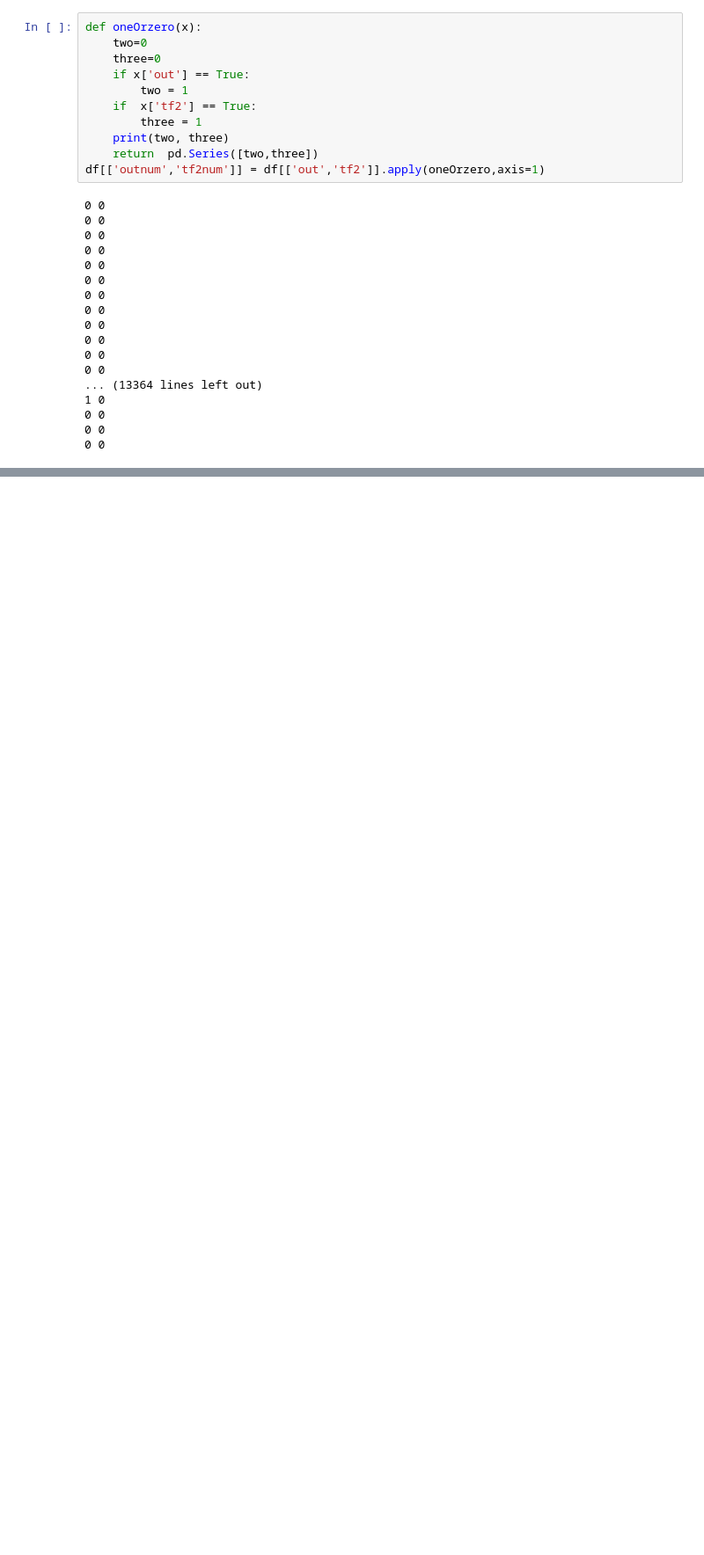
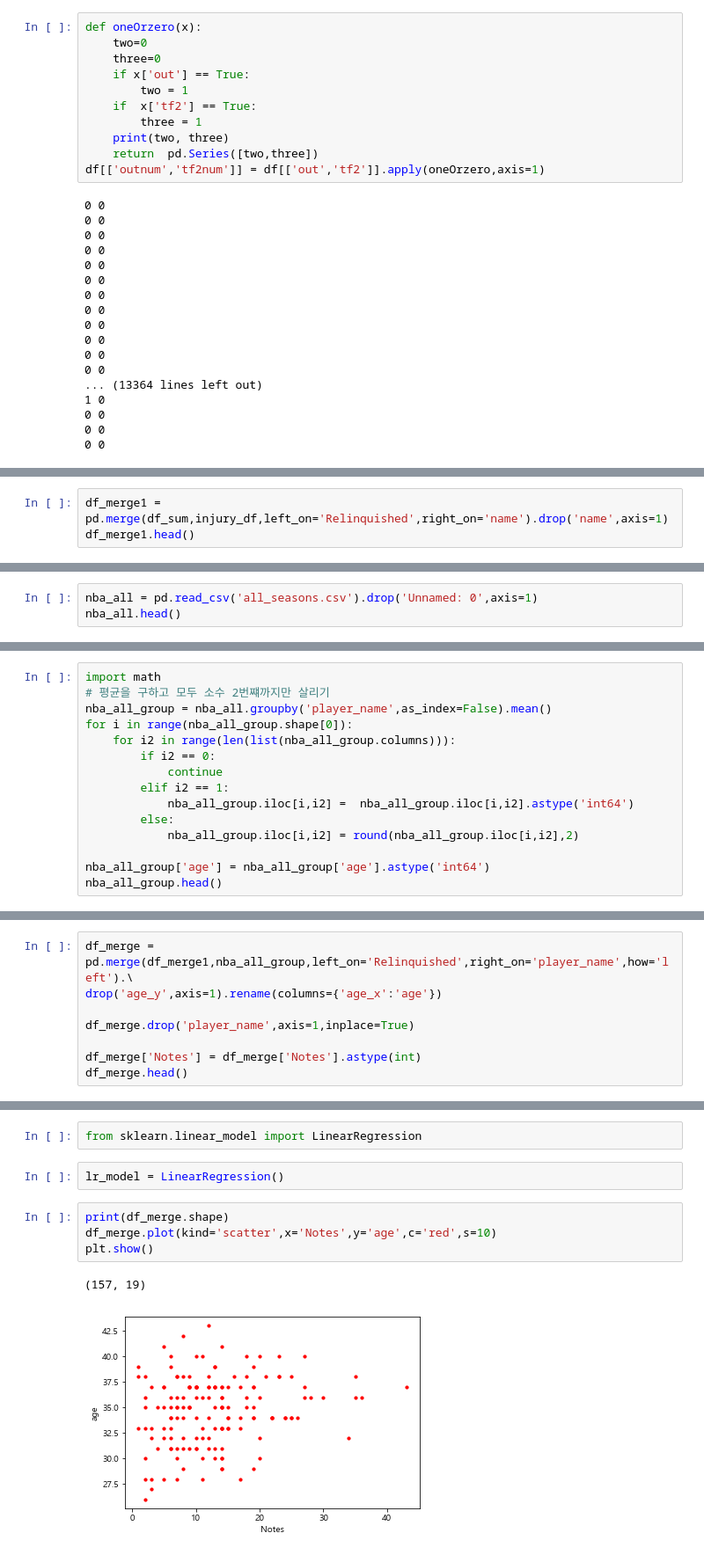
Before and after one commit to sc303030/NBA, a Jupyter notebook: nba_retirement_predict/three.ipynb, the cells around one changed output, grey strips where cells are left out. Shown at 88% size. Drawn from its saved outputs; the diff is of its cells as text; blank space fills up the shorter version.

```diff
--- a/nba_retirement_predict/three.ipynb
+++ b/nba_retirement_predict/three.ipynb
@@ -227,0 +200,3 @@ display(df_sum)
+# %%
+df_merge1 = pd.merge(df_sum,injury_df,left_on='Relinquished',right_on='name').drop('name',axis=1)
+df_merge1.head()
@@ -227,0 +210,3 @@ display(df_sum)
+# %%
+nba_all = pd.read_csv('all_seasons.csv').drop('Unnamed: 0',axis=1)
+nba_all.head()
@@ -227,0 +221,15 @@ display(df_sum)
+# %%
+import math
+# 평균을 구하고 모두 소수 2번쨰까지만 살리기
+nba_all_group = nba_all.groupby('player_name',as_index=False).mean()
+for i in range(nba_all_group.shape[0]):
+    for i2 in range(len(list(nba_all_group.columns))):
+        if i2 == 0:
+            continue
+        elif i2 == 1:
+            nba_all_group.iloc[i,i2] =  nba_all_group.iloc[i,i2].astype('int64')
+        else:
+            nba_all_group.iloc[i,i2] = round(nba_all_group.iloc[i,i2],2)
+
+nba_all_group['age'] = nba_all_group['age'].astype('int64')
+nba_all_group.head()
@@ -227,0 +243,8 @@ display(df_sum)
+# %%
+df_merge = pd.merge(df_merge1,nba_all_group,left_on='Relinquished',right_on='player_name',how='left').\
+drop('age_y',axis=1).rename(columns={'age_x':'age'})
+
+df_merge.drop('player_name',axis=1,inplace=True)
+
+df_merge['Notes'] = df_merge['Notes'].astype(int)
+df_merge.head()
@@ -227,0 +260,11 @@ display(df_sum)
+# %%
+from sklearn.linear_model import LinearRegression
+# %%
+lr_model = LinearRegression()
+# %%
+print(df_merge.shape)
+df_merge.plot(kind='scatter',x='Notes',y='age',c='red',s=10)
+plt.show()
+# %% [output]
+(157, 19)
+[figure, added]
```
Also changed, not shown: parts of 14 cells of this notebook, 5 other files.
